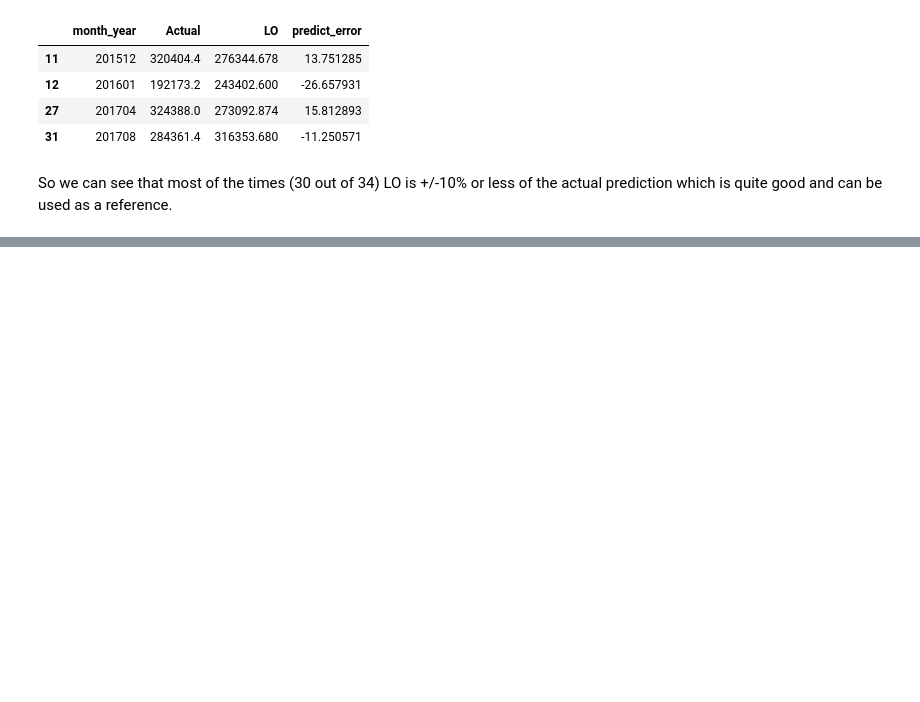
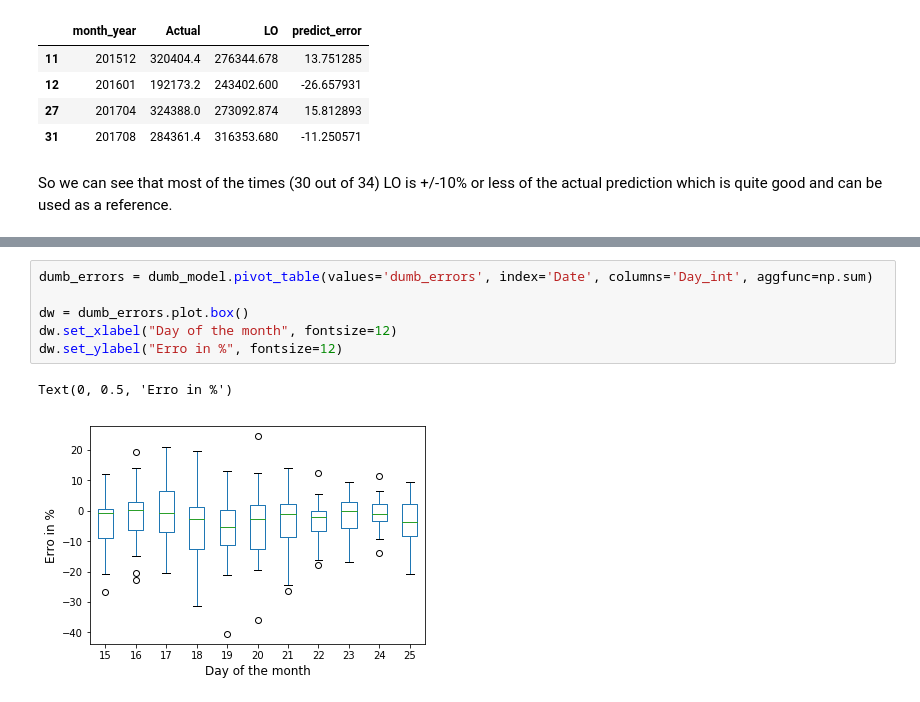
Before and after one commit to diruit/novartis_challenge, a Jupyter notebook: Data_cleaning_notebook.ipynb, the cells around one changed output, grey strips where cells are left out. Cells and saved outputs as stored; diff of their text form; blank space fills up the shorter version.

```diff
--- a/Data_cleaning_notebook.ipynb
+++ b/Data_cleaning_notebook.ipynb
@@ -700,0 +819,9 @@ So we can see that most of the times (30 out of 34) LO is +/-10% or less of the
+# %%
+dumb_errors = dumb_model.pivot_table(values='dumb_errors', index='Date', columns='Day_int', aggfunc=np.sum)
+
+dw = dumb_errors.plot.box()
+dw.set_xlabel("Day of the month", fontsize=12)
+dw.set_ylabel("Erro in %", fontsize=12)
+# %% [output]
+Text(0, 0.5, 'Erro in %')
+[figure, added]
```
Also changed, not shown: parts of 33 cells of this notebook.
